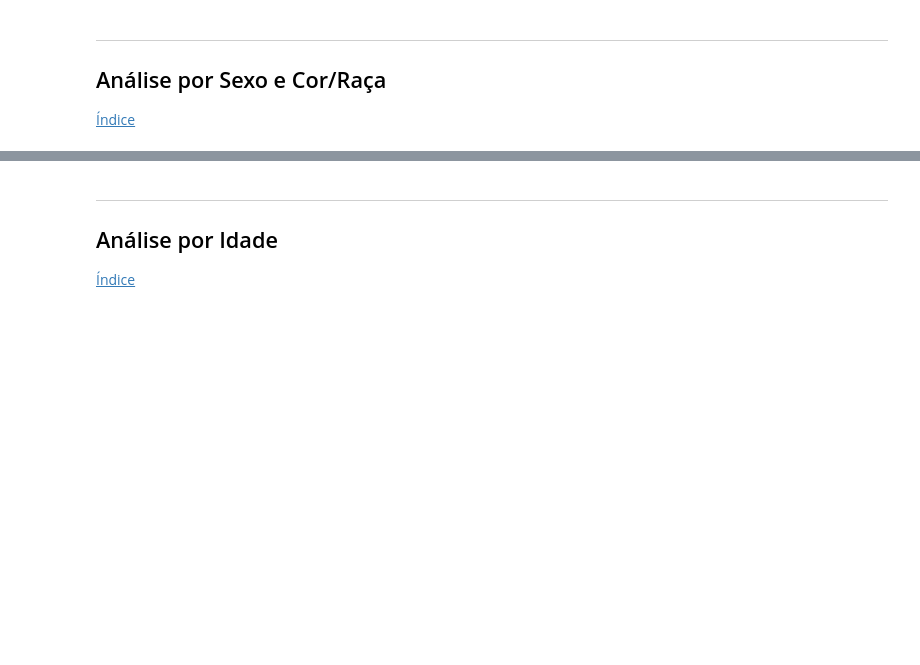
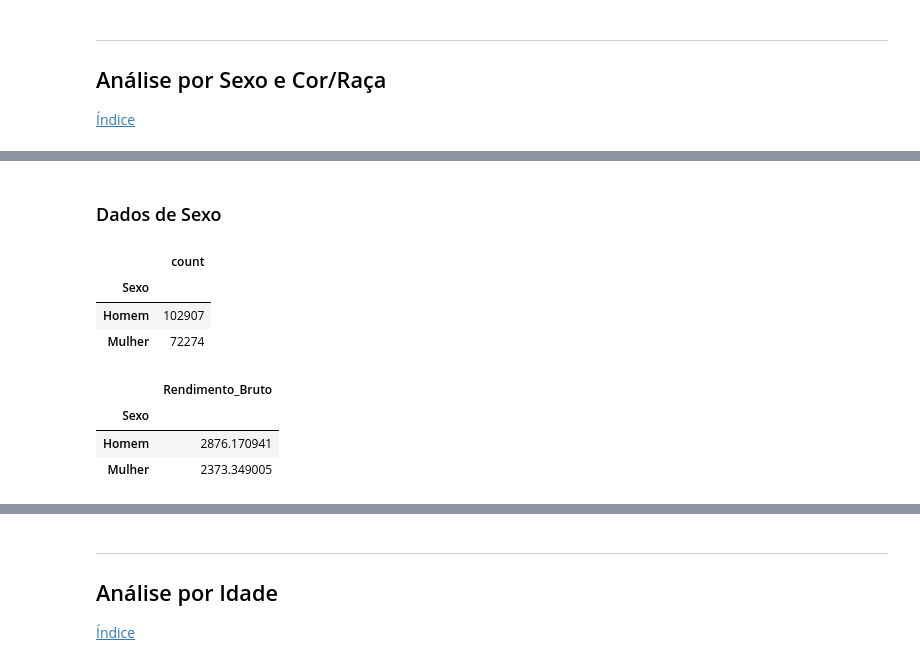
Before and after one commit to jlbrasileiro/Projeto-3---Ci-ncia-dos-Dados---2024.2, a Jupyter notebook: analise_exploratoria.ipynb, the cells around one changed output, grey strips where cells are left out. Saved outputs shown, nothing was run; the diff lists cells and outputs as text; code cells hidden in the pictures; blank space fills up the shorter version.

```diff
--- a/analise_exploratoria.ipynb
+++ b/analise_exploratoria.ipynb
@@ -203,0 +216,18 @@ sexo_raca
+# %% [markdown]
+### Dados de Sexo
+# %%
+dados["Sexo"].value_counts().to_frame()
+# %% [output]
+|  | count |
+| Sexo |  |
+| Homem | 102907 |
+| Mulher | 72274 |
+# %%
+df_sexo = dados.groupby("Sexo")["Rendimento_Bruto"]
+media_sexo = df_sexo.mean()
+media_sexo.to_frame()
+# %% [output]
+|  | Rendimento_Bruto |
+| Sexo |  |
+| Homem | 2876.170941 |
+| Mulher | 2373.349005 |
```
Also changed, not shown: parts of 7 cells of this notebook.
